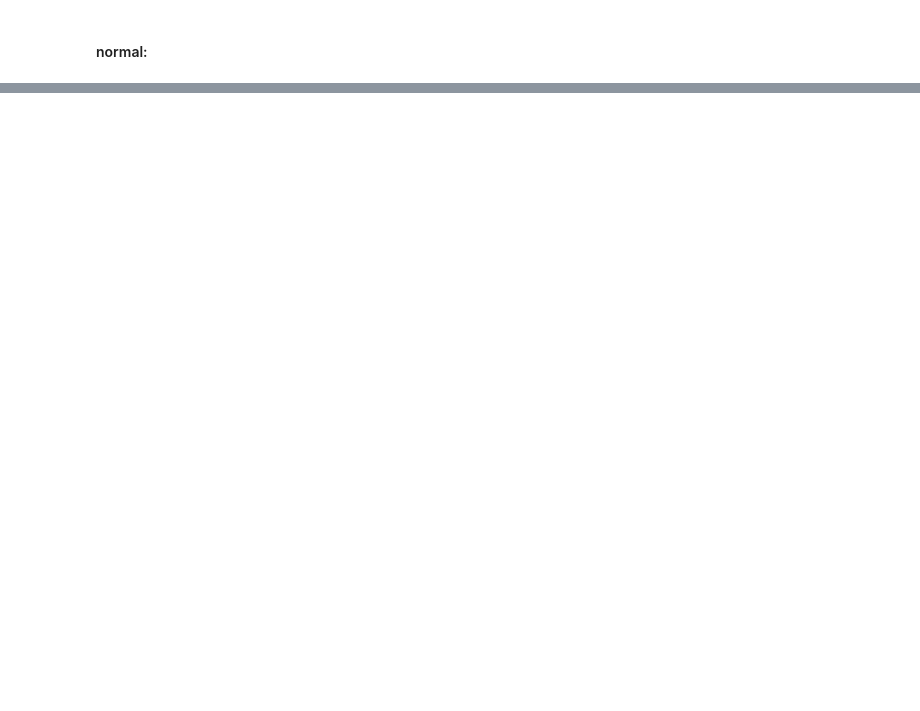
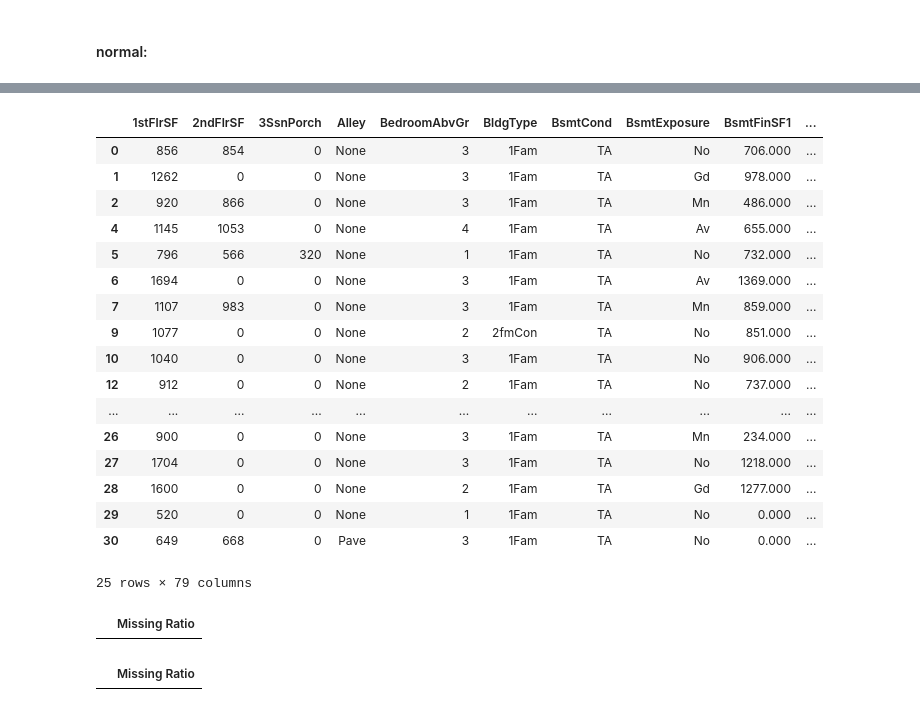
Before and after one commit to mikleg/python_ds_helper, a Jupyter notebook: ver3.ipynb, the cells around one changed output, grey strips where cells are left out. Saved outputs shown, nothing was run; the diff lists cells and outputs as text; code cells hidden in the pictures; blank space fills up the shorter version.

```diff
--- a/ver3.ipynb
+++ b/ver3.ipynb
@@ -278,0 +313,74 @@ sns.heatmap(corrmat, vmax=0.9, square=True)
+# %%
+#it imputes columns NA on xyz
+def fill_xyz(df, xyz, columns):
+    for column in columns:
+        df[column] = df[column].fillna(xyz)
+    return df
+
+#it imputes columns NA on their most frequently value
+def fill_median(df, columns):
+    for column in columns:
+        df[column] = df[column].fillna(df[column].mode()[0])
+    return df
+
+fill_xyz(all_data, "None", ["PoolQC", "MiscFeature", "Alley", "Fence", "FireplaceQu", 'GarageType', 'GarageFinish',
+                  'GarageQual', 'GarageCond', 'BsmtQual', 'BsmtCond', 'BsmtExposure', 'BsmtFinType1',
+                  'BsmtFinType2', "MasVnrType",'MSSubClass'])
+fill_xyz(all_data_norm, "None", ["PoolQC", "MiscFeature", "Alley", "Fence", "FireplaceQu", 'GarageType', 'GarageFinish',
+                  'GarageQual', 'GarageCond', 'BsmtQual', 'BsmtCond', 'BsmtExposure', 'BsmtFinType1',
+                  'BsmtFinType2', "MasVnrType",'MSSubClass'])
+fill_xyz(all_data, 0,['GarageYrBlt', 'GarageArea', 'GarageCars', 'BsmtFinSF1', 'BsmtFinSF2', 'BsmtUnfSF',
+                      'TotalBsmtSF', 'BsmtFullBath', 'BsmtHalfBath', 'MasVnrArea'])
+fill_xyz(all_data_norm, 0,['GarageYrBlt', 'GarageArea', 'GarageCars', 'BsmtFinSF1', 'BsmtFinSF2', 'BsmtUnfSF',
+                      'TotalBsmtSF', 'BsmtFullBath', 'BsmtHalfBath', 'MasVnrArea'])
+fill_median(all_data, ['MSZoning', 'Electrical', 'KitchenQual', 'Exterior1st', 'Exterior2nd', 'SaleType'])
+fill_median(all_data_norm, ['MSZoning', 'Electrical', 'KitchenQual', 'Exterior1st', 'Exterior2nd', 'SaleType'])
+fill_xyz(all_data, "Typ",["Functional"])
+fill_xyz(all_data_norm, "Typ",["Functional"])
+#Group by neighborhood and fill in missing value by the median LotFrontage of all the neighborhood
+all_data["LotFrontage"] = all_data.groupby("Neighborhood")["LotFrontage"].transform(
+    lambda x: x.fillna(x.median()))
+#Group by neighborhood and fill in missing value by the median LotFrontage of all the neighborhood
+all_data_norm["LotFrontage"] = all_data_norm.groupby("Neighborhood")["LotFrontage"].transform(
+    lambda x: x.fillna(x.median()))
+#Utilities : For this categorical feature all records are "AllPub", except for one "NoSeWa" and 2 NA . Since the house with 'NoSewa' is in the training set, this feature won't help in predictive modelling. We can then safely remove it.
+all_data = all_data.drop(['Utilities'], axis=1)
+all_data_norm = all_data_norm.drop(['Utilities'], axis=1)
+all_data['allarea'] = all_data['1stFlrSF']+all_data['2ndFlrSF']+all_data['BsmtFinSF1']
+all_data_norm['allarea'] = all_data_norm['1stFlrSF']+all_data_norm['2ndFlrSF']+all_data_norm['BsmtFinSF1']
+all_data_norm.head(25)
+# %% [output]
+|  | 1stFlrSF | 2ndFlrSF | 3SsnPorch | Alley | BedroomAbvGr | BldgType | BsmtCond | BsmtExposure | BsmtFinSF1 | ... |
+| 0 | 856 | 854 | 0 | None | 3 | 1Fam | TA | No | 706.000 | ... |
+| 1 | 1262 | 0 | 0 | None | 3 | 1Fam | TA | Gd | 978.000 | ... |
+| 2 | 920 | 866 | 0 | None | 3 | 1Fam | TA | Mn | 486.000 | ... |
+| 4 | 1145 | 1053 | 0 | None | 4 | 1Fam | TA | Av | 655.000 | ... |
+| 5 | 796 | 566 | 320 | None | 1 | 1Fam | TA | No | 732.000 | ... |
+| 6 | 1694 | 0 | 0 | None | 3 | 1Fam | TA | Av | 1369.000 | ... |
+| 7 | 1107 | 983 | 0 | None | 3 | 1Fam | TA | Mn | 859.000 | ... |
+| 9 | 1077 | 0 | 0 | None | 2 | 2fmCon | TA | No | 851.000 | ... |
+| 10 | 1040 | 0 | 0 | None | 3 | 1Fam | TA | No | 906.000 | ... |
+| 12 | 912 | 0 | 0 | None | 2 | 1Fam | TA | No | 737.000 | ... |
+| ... | ... | ... | ... | ... | ... | ... | ... | ... | ... | ... |
+| 26 | 900 | 0 | 0 | None | 3 | 1Fam | TA | Mn | 234.000 | ... |
+| 27 | 1704 | 0 | 0 | None | 3 | 1Fam | TA | No | 1218.000 | ... |
+| 28 | 1600 | 0 | 0 | None | 2 | 1Fam | TA | Gd | 1277.000 | ... |
+| 29 | 520 | 0 | 0 | None | 1 | 1Fam | TA | No | 0.000 | ... |
+| 30 | 649 | 668 | 0 | Pave | 3 | 1Fam | TA | No | 0.000 | ... |
+25 rows × 79 columns
+# %%
+#Check remaining missing values if any
+all_data_na = (all_data.isnull().sum() / len(all_data)) * 100
+all_data_na = all_data_na.drop(all_data_na[all_data_na == 0].index).sort_values(ascending=False)
+missing_data = pd.DataFrame({'Missing Ratio' :all_data_na})
+missing_data.head()
+# %% [output]
+|  | Missing Ratio |
+# %%
+#Check remaining missing values if any
+all_data_norm_na = (all_data_norm.isnull().sum() / len(all_data_norm)) * 100
+all_data_norm_na = all_data_norm_na.drop(all_data_norm_na[all_data_norm_na == 0].index).sort_values(ascending=False)[:30]
+missing_data = pd.DataFrame({'Missing Ratio' :all_data_norm_na})
+missing_data.head(20)
+# %% [output]
+|  | Missing Ratio |
```
Also changed, not shown: parts of 8 cells of this notebook.
